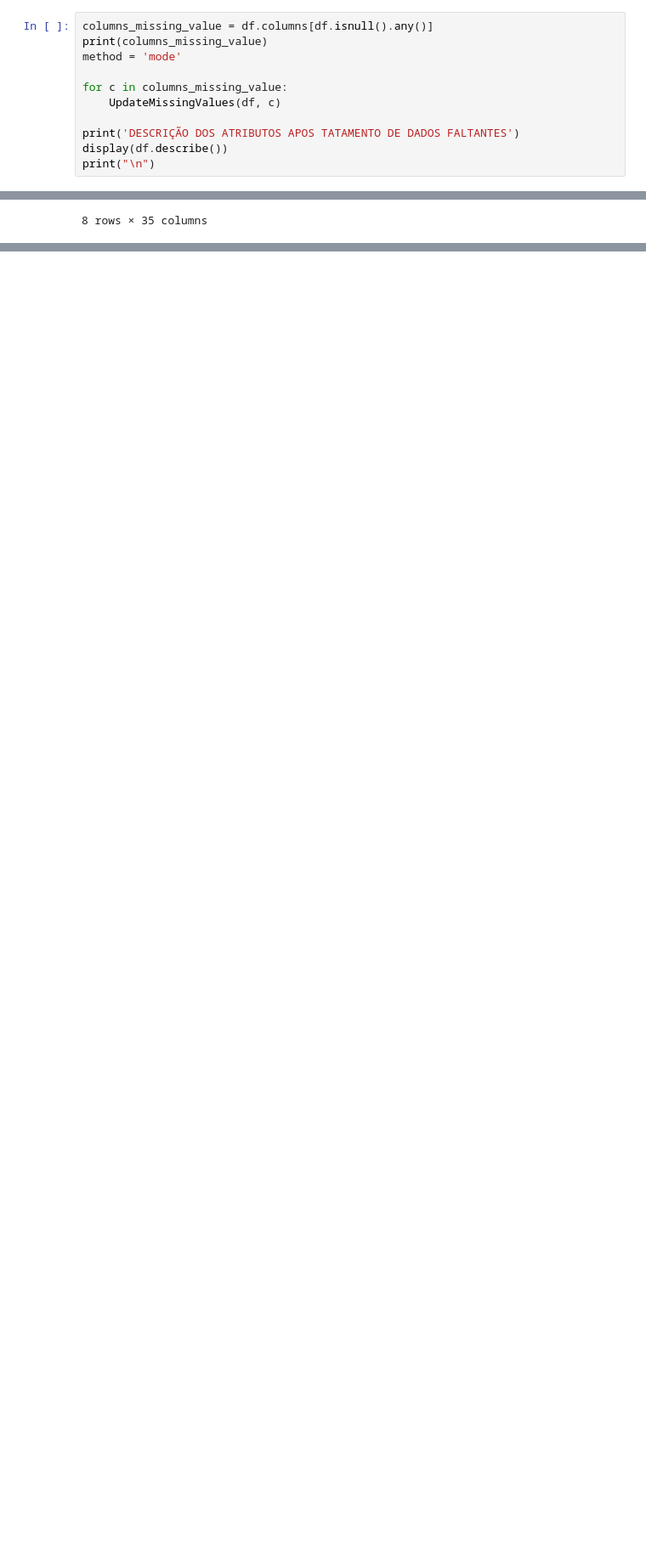
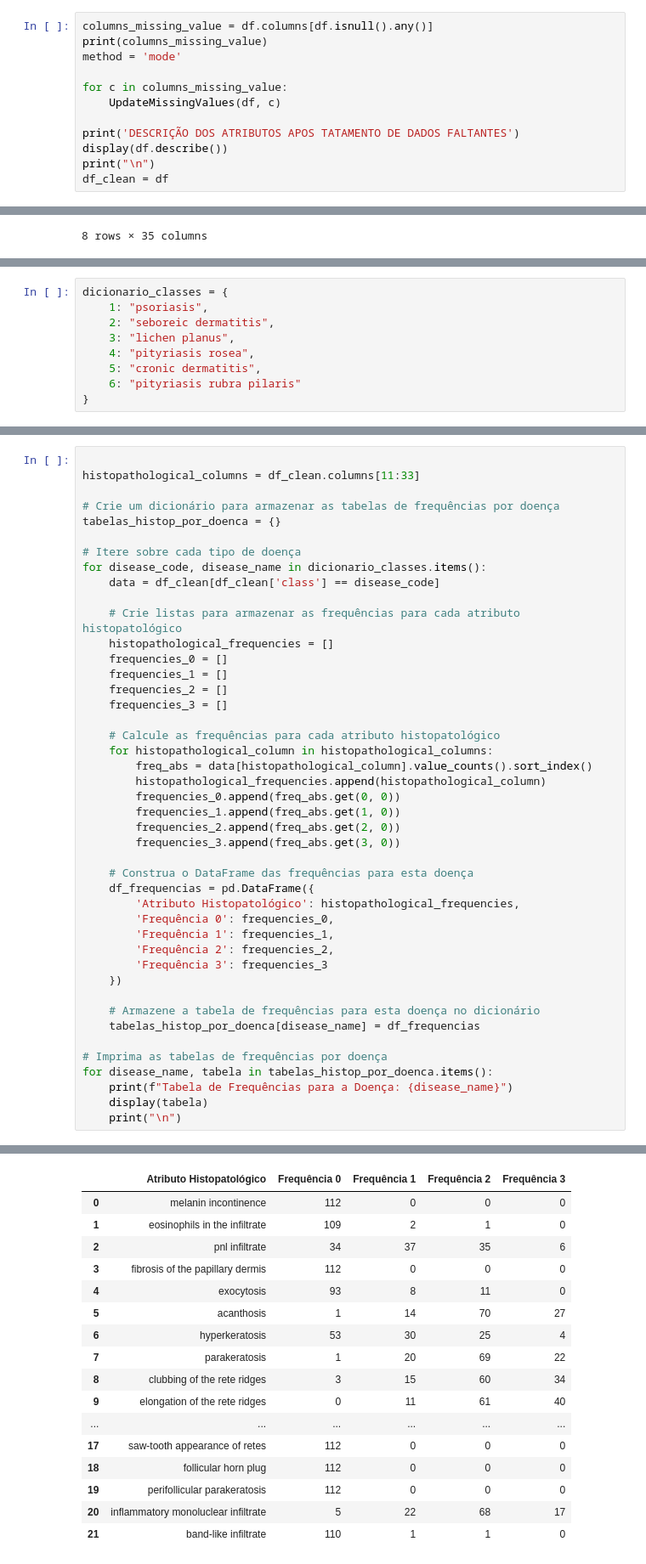
Before and after one commit to giovannaFantacini/KDD_DatasetDermatology, a Jupyter notebook: Mineracao.ipynb, the cells around one changed output, grey strips where cells are left out. Shown at 85% size. Cells and saved outputs as stored; diff of their text form; blank space fills up the shorter version.

```diff
--- a/Mineracao.ipynb
+++ b/Mineracao.ipynb
@@ -225,6 +228,7 @@ for c in columns_missing_value:
 print('DESCRIÇÃO DOS ATRIBUTOS APOS TATAMENTO DE DADOS FALTANTES')
 display(df.describe())
 print("\n")
+df_clean = df
 # %% [output]
 Index(['age'], dtype='object')
 DESCRIÇÃO DOS ATRIBUTOS APOS TATAMENTO DE DADOS FALTANTES
@@ -240,0 +671,9 @@ DESCRIÇÃO DOS ATRIBUTOS APOS TATAMENTO DE DADOS FALTANTES
+# %%
+dicionario_classes = {
+    1: "psoriasis",
+    2: "seboreic dermatitis",
+    3: "lichen planus",
+    4: "pityriasis rosea",
+    5: "cronic dermatitis",
+    6: "pityriasis rubra pilaris"
+}
@@ -240,0 +820,45 @@ DESCRIÇÃO DOS ATRIBUTOS APOS TATAMENTO DE DADOS FALTANTES
+# %%
+
+histopathological_columns = df_clean.columns[11:33]
+
+# Crie um dicionário para armazenar as tabelas de frequências por doença
+tabelas_histop_por_doenca = {}
+
+# Itere sobre cada tipo de doença
+for disease_code, disease_name in dicionario_classes.items():
+    data = df_clean[df_clean['class'] == disease_code]
+
+    # Crie listas para armazenar as frequências para cada atributo histopatológico
+    histopathological_frequencies = []
+    frequencies_0 = []
+    frequencies_1 = []
+    frequencies_2 = []
+    frequencies_3 = []
+
+    # Calcule as frequências para cada atributo histopatológico
+    for histopathological_column in histopathological_columns:
+        freq_abs = data[histopathological_column].value_counts().sort_index()
+        histopathological_frequencies.append(histopathological_column)
+        frequencies_0.append(freq_abs.get(0, 0))
+        frequencies_1.append(freq_abs.get(1, 0))
+        frequencies_2.append(freq_abs.get(2, 0))
+        frequencies_3.append(freq_abs.get(3, 0))
+
+    # Construa o DataFrame das frequências para esta doença
+    df_frequencias = pd.DataFrame({
+        'Atributo Histopatológico': histopathological_frequencies,
+        'Frequência 0': frequencies_0,
+        'Frequência 1': frequencies_1,
+        'Frequência 2': frequencies_2,
+        'Frequência 3': frequencies_3
+    })
+
+    # Armazene a tabela de frequências para esta doença no dicionário
+    tabelas_histop_por_doenca[disease_name] = df_frequencias
+
+# Imprima as tabelas de frequências por doença
+for disease_name, tabela in tabelas_histop_por_doenca.items():
+    print(f"Tabela de Frequências para a Doença: {disease_name}")
+    display(tabela)
+    print("\n")
+# %% [output]
@@ -240,0 +866,17 @@ DESCRIÇÃO DOS ATRIBUTOS APOS TATAMENTO DE DADOS FALTANTES
+|  | Atributo Histopatológico | Frequência 0 | Frequência 1 | Frequência 2 | Frequência 3 |
+| 0 | melanin incontinence | 112 | 0 | 0 | 0 |
+| 1 | eosinophils in the infiltrate | 109 | 2 | 1 | 0 |
+| 2 | pnl infiltrate | 34 | 37 | 35 | 6 |
+| 3 | fibrosis of the papillary dermis | 112 | 0 | 0 | 0 |
+| 4 | exocytosis | 93 | 8 | 11 | 0 |
+| 5 | acanthosis | 1 | 14 | 70 | 27 |
+| 6 | hyperkeratosis | 53 | 30 | 25 | 4 |
+| 7 | parakeratosis | 1 | 20 | 69 | 22 |
+| 8 | clubbing of the rete ridges | 3 | 15 | 60 | 34 |
+| 9 | elongation of the rete ridges | 0 | 11 | 61 | 40 |
+| ... | ... | ... | ... | ... | ... |
+| 17 | saw-tooth appearance of retes | 112 | 0 | 0 | 0 |
+| 18 | follicular horn plug | 112 | 0 | 0 | 0 |
+| 19 | perifollicular parakeratosis | 112 | 0 | 0 | 0 |
+| 20 | inflammatory monoluclear infiltrate | 5 | 22 | 68 | 17 |
+| 21 | band-like infiltrate | 110 | 1 | 1 | 0 |
```
Also changed, not shown: parts of 32 cells of this notebook.
